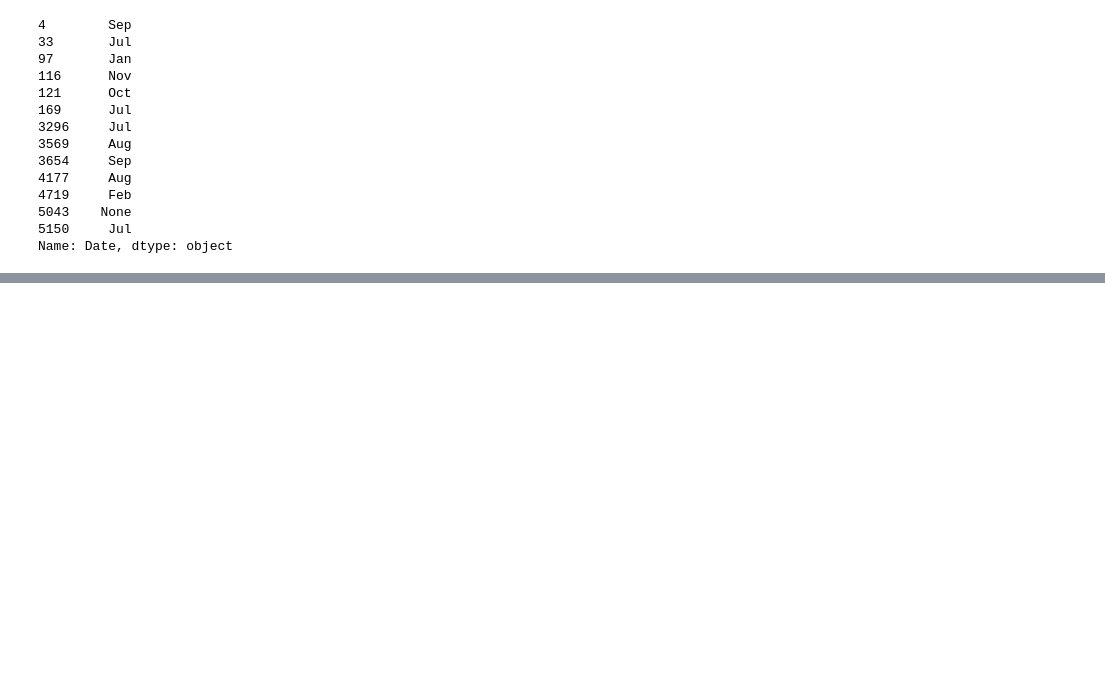
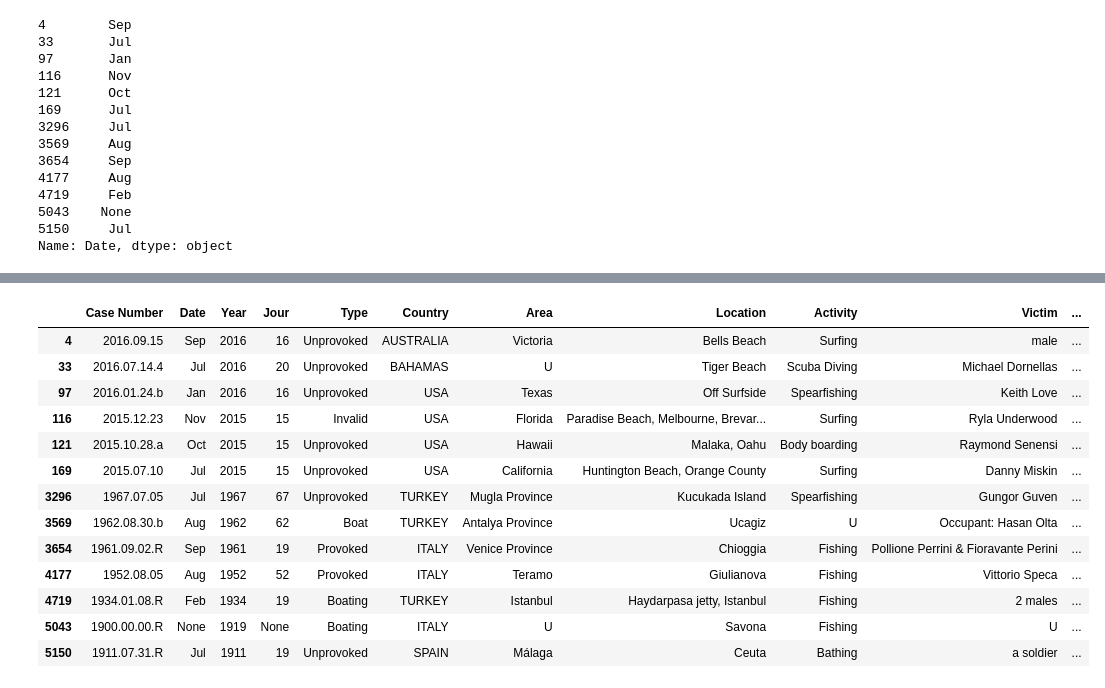
Before and after one commit to stressisboucard/ironhack-datalabs-dataparis0619-pt, a Jupyter notebook: module-1/pandas-project/data-wrangling.ipynb, the cells around one changed output, grey strips where cells are left out. Drawn from its saved outputs; the diff is of its cells as text; code cells hidden in the pictures; blank space fills up the shorter version.

```diff
--- a/module-1/pandas-project/data-wrangling.ipynb
+++ b/module-1/pandas-project/data-wrangling.ipynb
@@ -119,3 +119,6 @@ s_attack1.replace({"UNKNOWN": 'U', "O": 'U',' N':'N' ,"#VALUE!": 'U','n':'N','F'
 s_attack1['Name'].value_counts()
 s_attack1 = s_attack1.rename(columns={'Name':'Victim'})
 s_attack1.replace({"0": 'U'}, inplace=True)
+# %%
+s_attack1['Species '].value_counts()
+s_attack1.replace({"Shark involvement not confirmed": 'Shark N-I', "1.8 m [6'] shark": "6' shark", "1.5 m [5'] shark": "5' Shark","1.2 m [4'] shark":"4' Shark", "4' to 5' shark ":"5' Shark","3 m [10'] shark":"10'Shark", "No shark involvement":"Shark N-I","3' to 4' shark":"4' Shark",}, inplace=True)
@@ -253,0 +267,21 @@ SyntaxError: invalid syntax (<ipython-input-29-24bb598acb8b>, line 1)
+# %%
+if 'Jour' not in s_attack2:
+    s_attack2.insert(3,'Jour', 'Jour')
+
+s_attack2.loc[Jour.index,'Jour'] = Jour
+s_attack2
+# %% [output]
+|  | Case Number | Date | Year | Jour | Type | Country | Area | Location | Activity | Victim | ... |
+| 4 | 2016.09.15 | Sep | 2016 | 16 | Unprovoked | AUSTRALIA | Victoria | Bells Beach | Surfing | male | ... |
+| 33 | 2016.07.14.4 | Jul | 2016 | 20 | Unprovoked | BAHAMAS | U | Tiger Beach | Scuba Diving | Michael Dornellas | ... |
+| 97 | 2016.01.24.b | Jan | 2016 | 16 | Unprovoked | USA | Texas | Off Surfside | Spearfishing | Keith Love | ... |
+| 116 | 2015.12.23 | Nov | 2015 | 15 | Invalid | USA | Florida | Paradise Beach, Melbourne, Brevar... | Surfing | Ryla Underwood | ... |
+| 121 | 2015.10.28.a | Oct | 2015 | 15 | Unprovoked | USA | Hawaii | Malaka, Oahu | Body boarding | Raymond Senensi | ... |
+| 169 | 2015.07.10 | Jul | 2015 | 15 | Unprovoked | USA | California | Huntington Beach, Orange County | Surfing | Danny Miskin | ... |
+| 3296 | 1967.07.05 | Jul | 1967 | 67 | Unprovoked | TURKEY | Mugla Province | Kucukada Island | Spearfishing | Gungor Guven | ... |
+| 3569 | 1962.08.30.b | Aug | 1962 | 62 | Boat | TURKEY | Antalya Province | Ucagiz | U | Occupant: Hasan Olta | ... |
+| 3654 | 1961.09.02.R | Sep | 1961 | 19 | Provoked | ITALY | Venice Province | Chioggia | Fishing | Pollione Perrini & Fioravante Perini | ... |
+| 4177 | 1952.08.05 | Aug | 1952 | 52 | Provoked | ITALY | Teramo | Giulianova | Fishing | Vittorio Speca | ... |
+| 4719 | 1934.01.08.R | Feb | 1934 | 19 | Boating | TURKEY | Istanbul | Haydarpasa jetty, Istanbul | Fishing | 2 males | ... |
+| 5043 | 1900.00.00.R | None | 1919 | None | Boating | ITALY | U | Savona | Fishing | U | ... |
+| 5150 | 1911.07.31.R | Jul | 1911 | 19 | Unprovoked | SPAIN | Málaga | Ceuta | Bathing | a soldier | ... |
```
Also changed, not shown: parts of 7 cells of this notebook.
